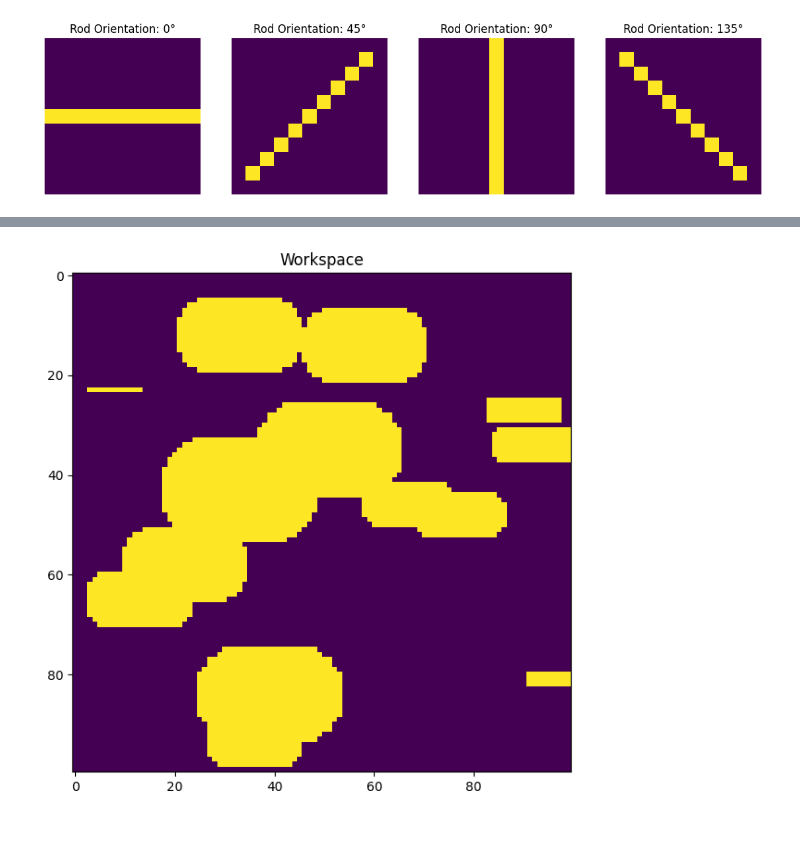
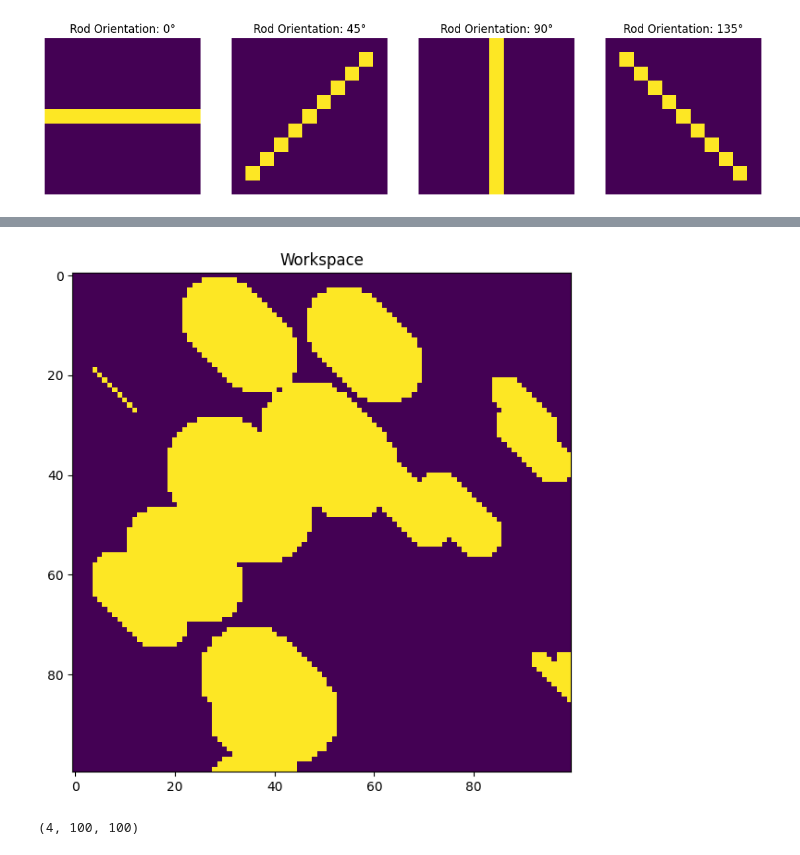
Before and after one commit to HerMak56/planning_2024, a Jupyter notebook: ps1/ps1.ipynb, the cells around one changed output, grey strips where cells are left out. Saved outputs shown, nothing was run; the diff lists cells and outputs as text; code cells hidden in the pictures.

```diff
--- a/ps1/ps1.ipynb
+++ b/ps1/ps1.ipynb
@@ -33,8 +42,10 @@ plt.show()
 # %%
-env_fix = normalize_image(convolve2d(in1=env,in2=rod[:, :, 0],boundary='symm', mode='same'))
+c_space = np.array([normalize_image(convolve2d(in1=env,in2=rod[:, :, i],boundary='symm', mode='same')) for i in range(4)])
 plt.figure(figsize=(14, 7))
 plt.title("Workspace")
-plt.imshow(env_fix)
+plt.imshow(c_space[3])
 plt.show()
+c_space.shape
 # %% [output]
-[figure, old version]
+[figure, new version]
+(4, 100, 100)
```
Also changed, not shown: parts of 6 cells of this notebook, 3 other files.
